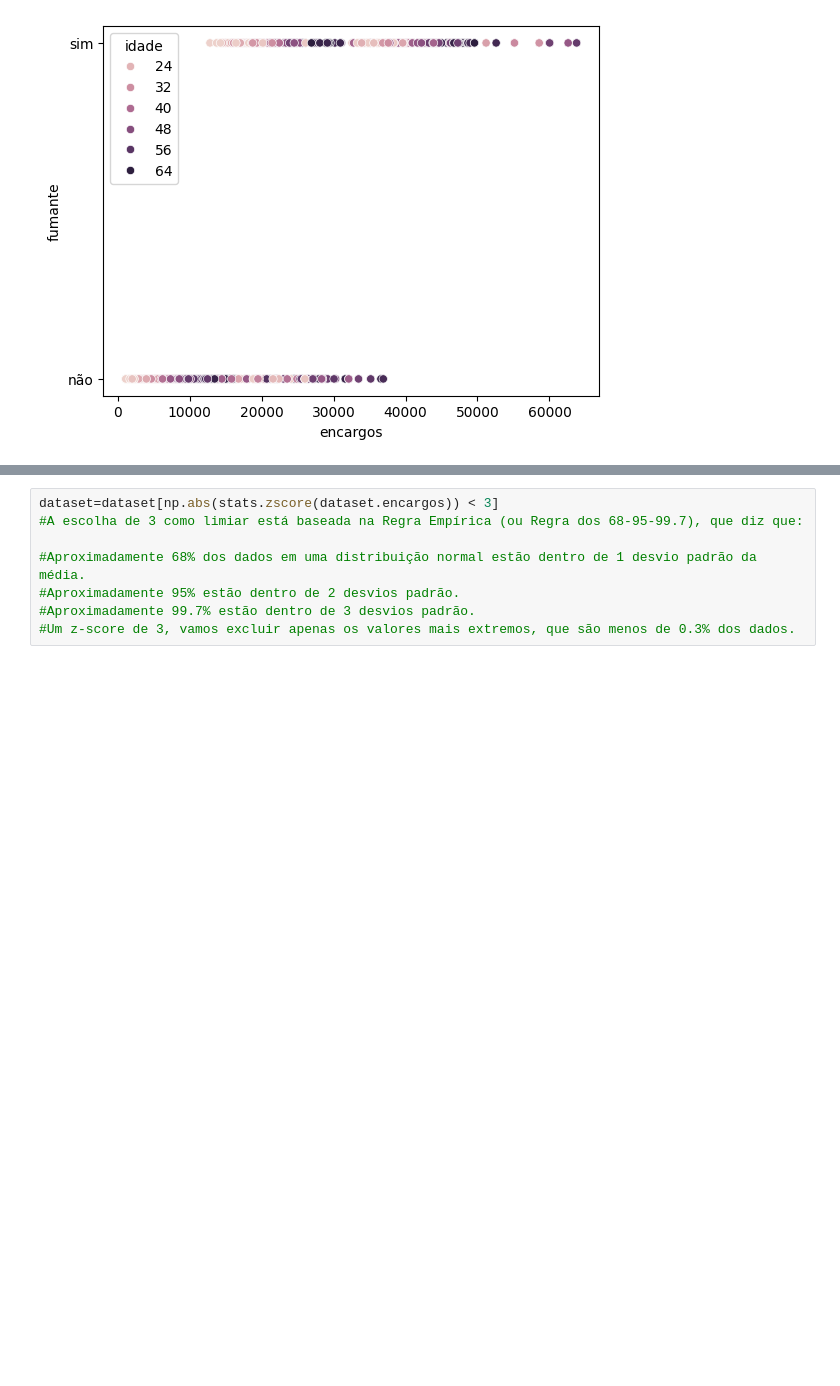
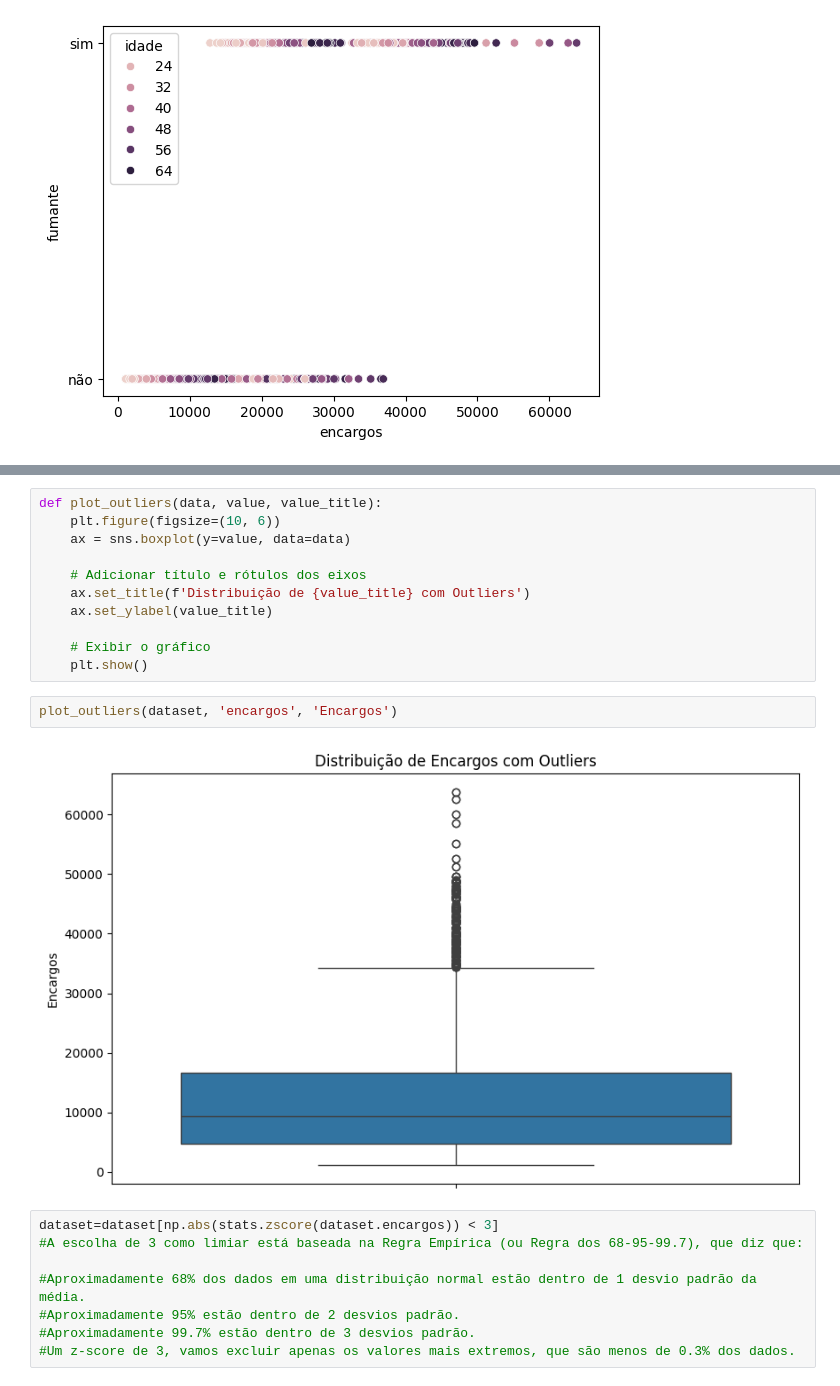
Before and after one commit to MilaGabs/medical-insurance-cost-prediction, a Jupyter notebook: medical_insurance_prediction.ipynb, the cells around one changed output, grey strips where cells are left out. Saved outputs shown, nothing was run; the diff lists cells and outputs as text; blank space fills up the shorter version.

```diff
--- a/medical_insurance_prediction.ipynb
+++ b/medical_insurance_prediction.ipynb
@@ -202,3 +211,18 @@ sns.boxplot(y='encargos', data=dataset)
+# %%
+def plot_outliers(data, value, value_title):
+    plt.figure(figsize=(10, 6))
+    ax = sns.boxplot(y=value, data=data)
+
+    # Adicionar título e rótulos dos eixos
+    ax.set_title(f'Distribuição de {value_title} com Outliers')
+    ax.set_ylabel(value_title)
+
+    # Exibir o gráfico
+    plt.show()
+# %%
+plot_outliers(dataset, 'encargos', 'Encargos')
+# %% [output]
+[figure, added]
 # %%
 dataset=dataset[np.abs(stats.zscore(dataset.encargos)) < 3]
 #A escolha de 3 como limiar está baseada na Regra Empírica (ou Regra dos 68-95-99.7), que diz que:
```
Also changed, not shown: parts of 48 cells of this notebook.
